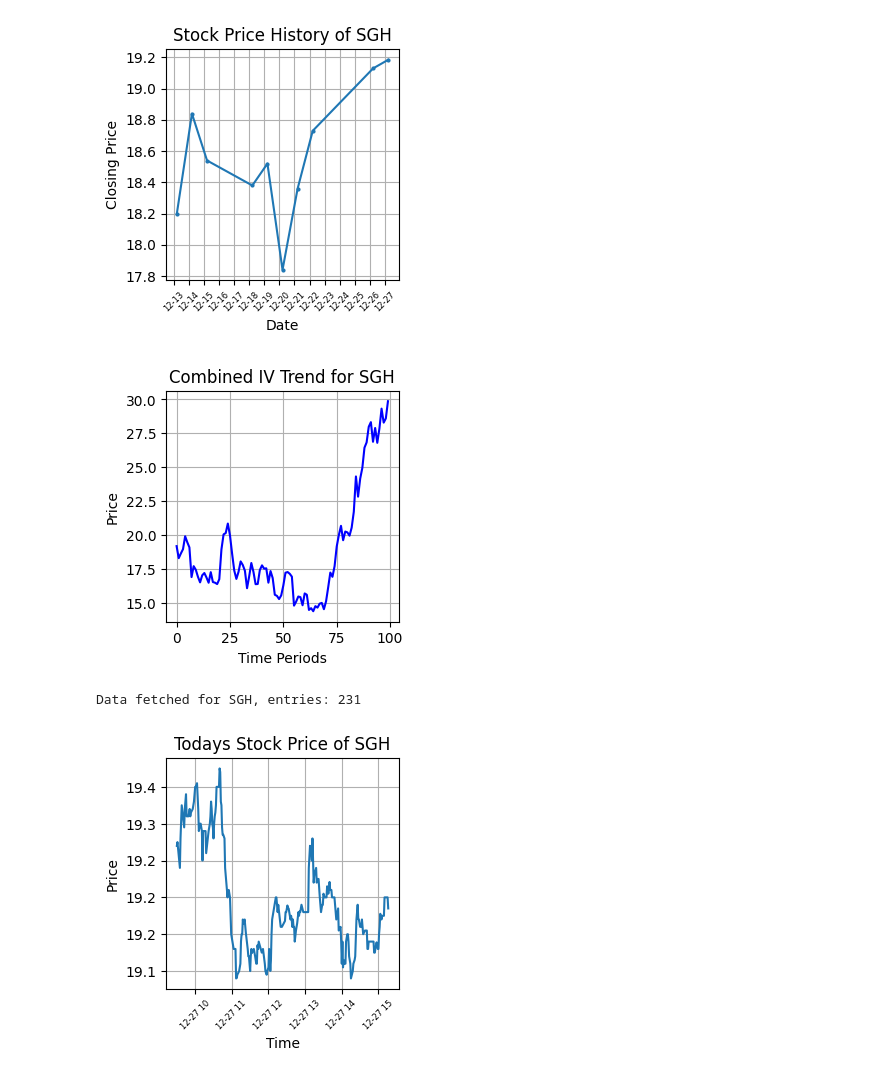
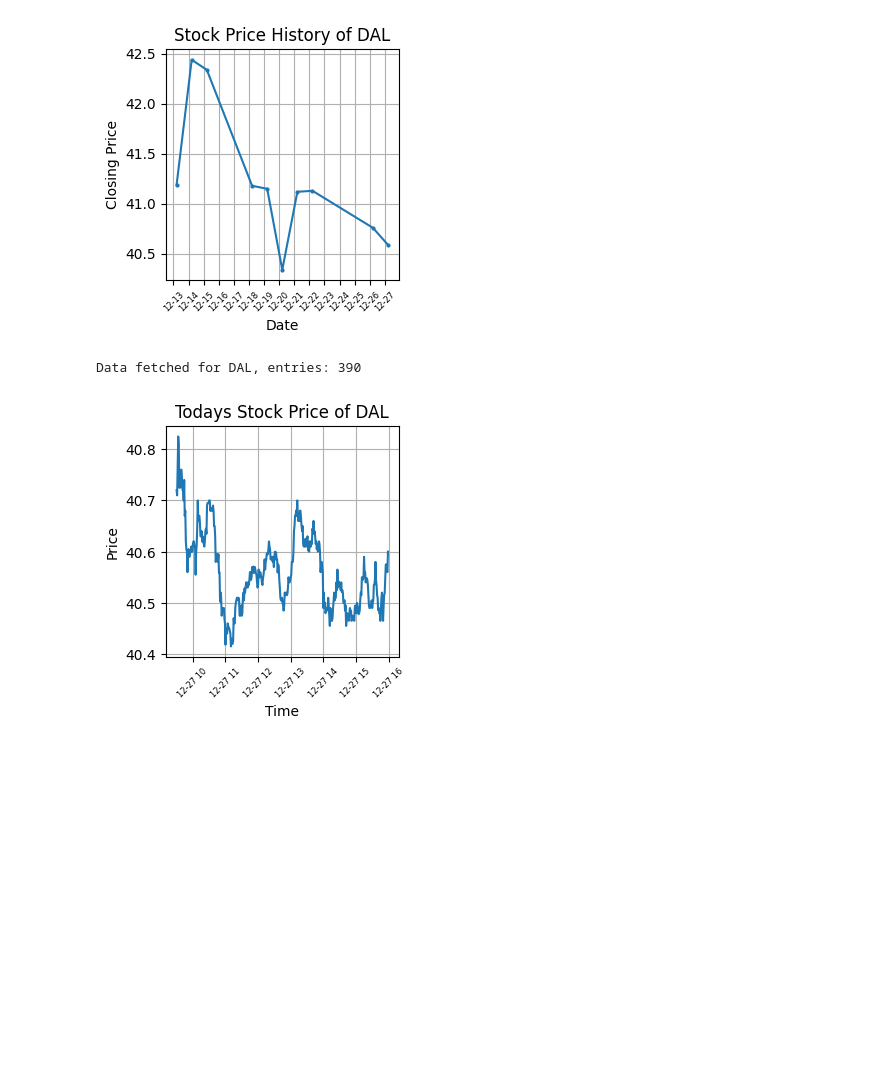
Before and after one commit to SaumikDana/Machine_Learning_Trading, a Jupyter notebook: data/specific_stock_analysis.ipynb, the cells around one changed output. Cells and saved outputs as stored; diff of their text form; code cells hidden in the pictures; blank space fills up the shorter version.

```diff
--- a/data/specific_stock_analysis.ipynb
+++ b/data/specific_stock_analysis.ipynb
@@ -3,7 +3,7 @@ from datetime import datetime, timedelta
 from analyze_stock import *
 
 # Call the function and store the result
-ticker ='SGH'
+ticker ='DAL'
 
 # Call the function and store the result
 day = '2023-12-27'
@@ -38,4 +38,3 @@ Number of ITM Put Options: 21
-[figure, old version]
+[figure, new version]
+Data fetched for DAL, entries: 390
-[figure, old version]
+[figure, new version]
-Data fetched for SGH, entries: 231
-[figure, removed]
```
Also changed, not shown: parts of 1 cell of this notebook, 1 other file.
